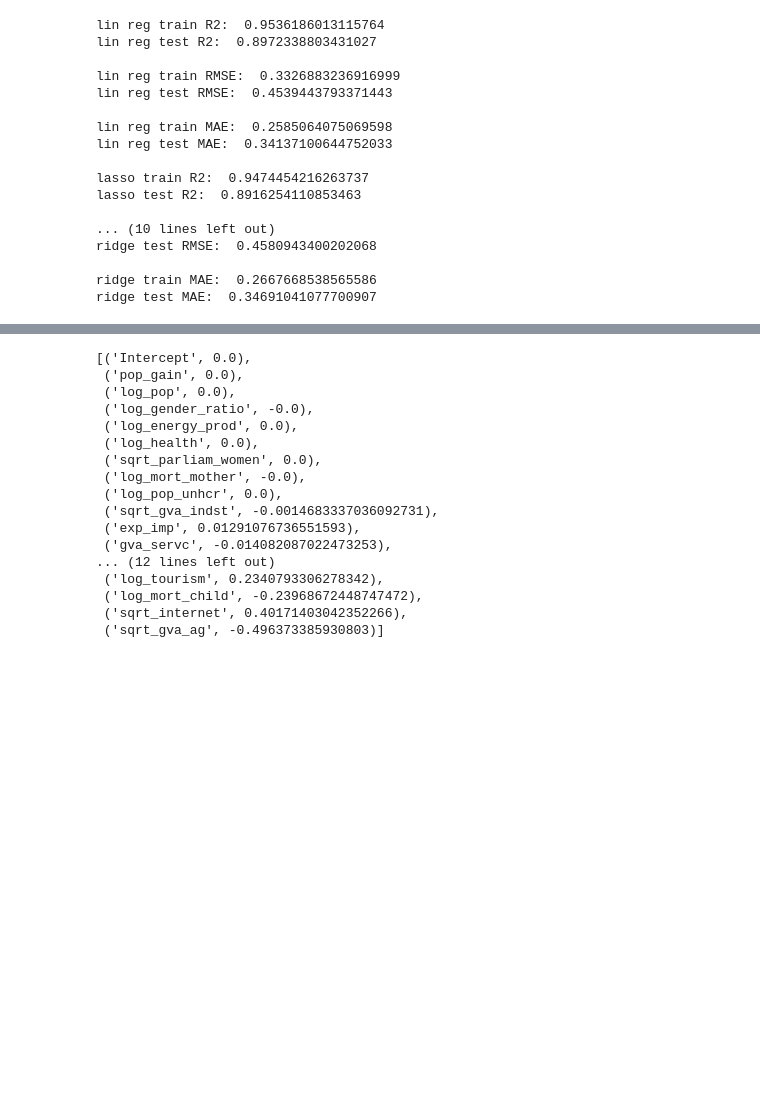
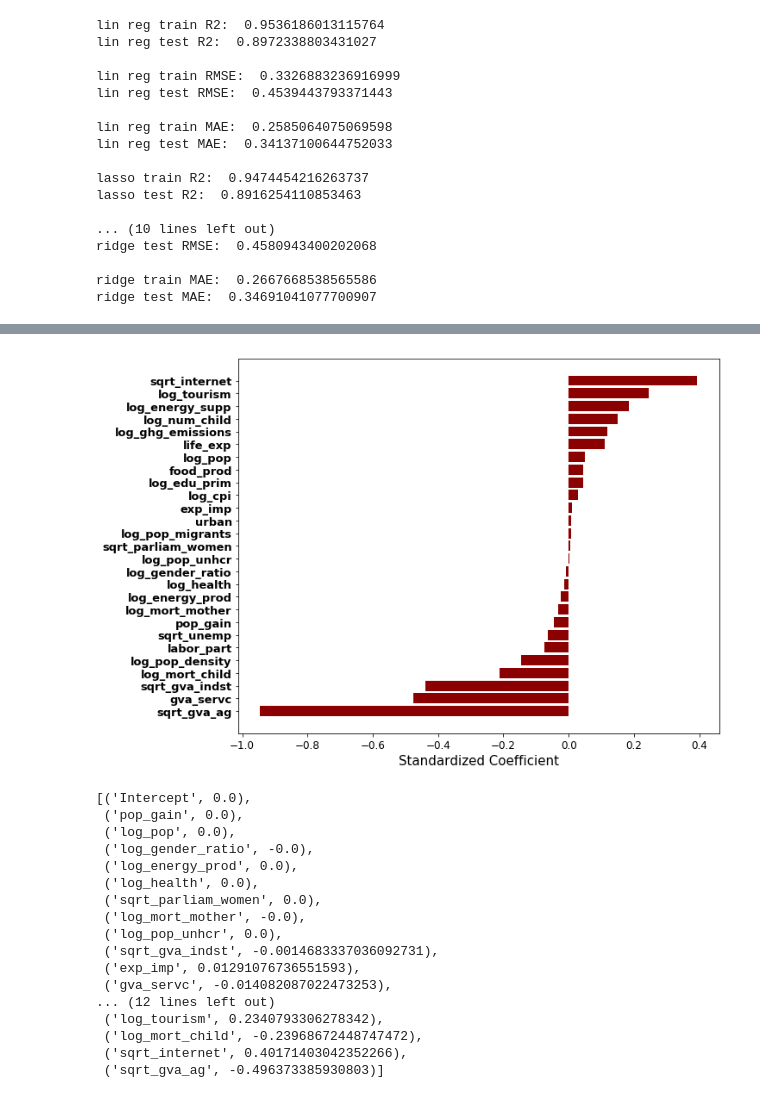
Before and after one commit to peterilhardt/UN_Countries, a Jupyter notebook: regression_analysis.ipynb, the cells around one changed output, grey strips where cells are left out. Saved outputs shown, nothing was run; the diff lists cells and outputs as text; code cells hidden in the pictures; blank space fills up the shorter version.

```diff
--- a/regression_analysis.ipynb
+++ b/regression_analysis.ipynb
@@ -467,3 +467,8 @@ X_test_scale = scale.transform(X_test)
 lr_model = LinearRegression().fit(X_train_scale, y_train)
 l1_model = Lasso(alpha = lasso_best_alpha).fit(X_train_scale, y_train)
 l2_model = Ridge(alpha = ridge_best_alpha).fit(X_train_scale, y_train)
+# %%
+# compile standardized coefficients from lr model fit to scaled data for feature weight comparison
+scaled_coef = pd.DataFrame(data = {'Feature': X_train.columns[1:].tolist(),
+                                   'Coefficient': lr_model.coef_[0][1:].tolist()})
+scaled_coef.sort_values('Coefficient')
@@ -470,3 +493,17 @@ l2_model = Ridge(alpha = ridge_best_alpha).fit(X_train_scale, y_train)
+# %%
+# barplot of standardized coefficients from linear regression model
+plt.figure(figsize = (10, 8))
+plt.barh(scaled_coef.sort_values('Coefficient').Feature,
+         scaled_coef.sort_values('Coefficient').Coefficient, color = 'darkred')
+plt.yticks(fontsize = 13, fontweight = 'bold')
+plt.xticks(fontsize = 12)
+plt.xlabel('Standardized Coefficient', fontsize = 15)
+
+plt.savefig('lin_reg_standard_coeff.png', dpi = 100, bbox_inches = 'tight')
+plt.show()
+plt.close()
+# %% [output]
+[figure, added]
 # %%
 #Display LASSO coefficients sorted by absolute value - removed features shown first
 lasso_coef = {X_train.columns[i]: l1_model.coef_[i] for i in range(X_train.shape[1])}
```
Also changed, not shown: parts of 17 cells of this notebook, 25 other files.
